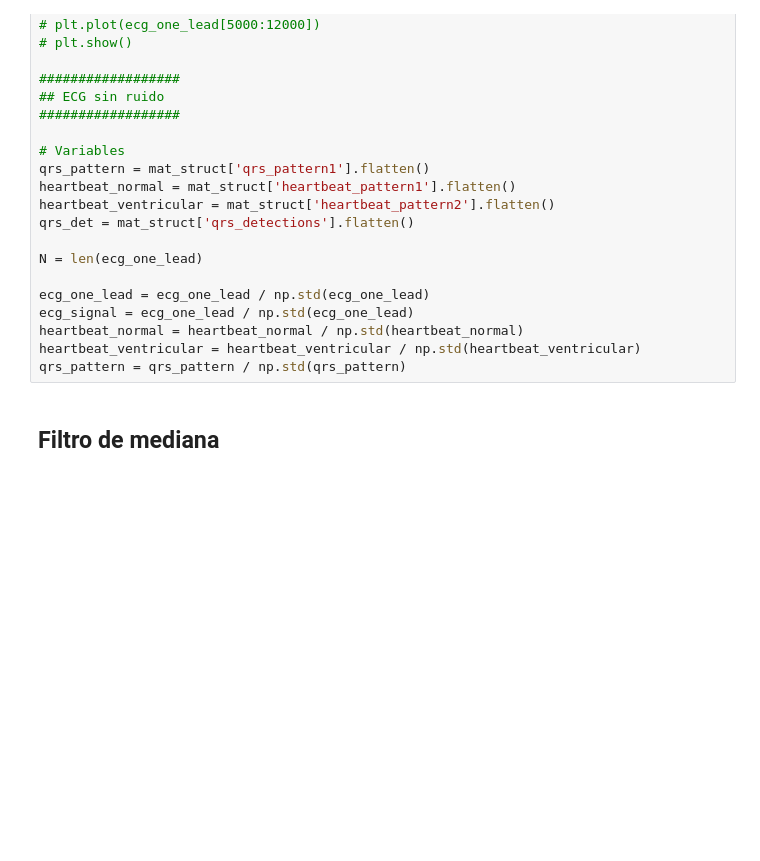
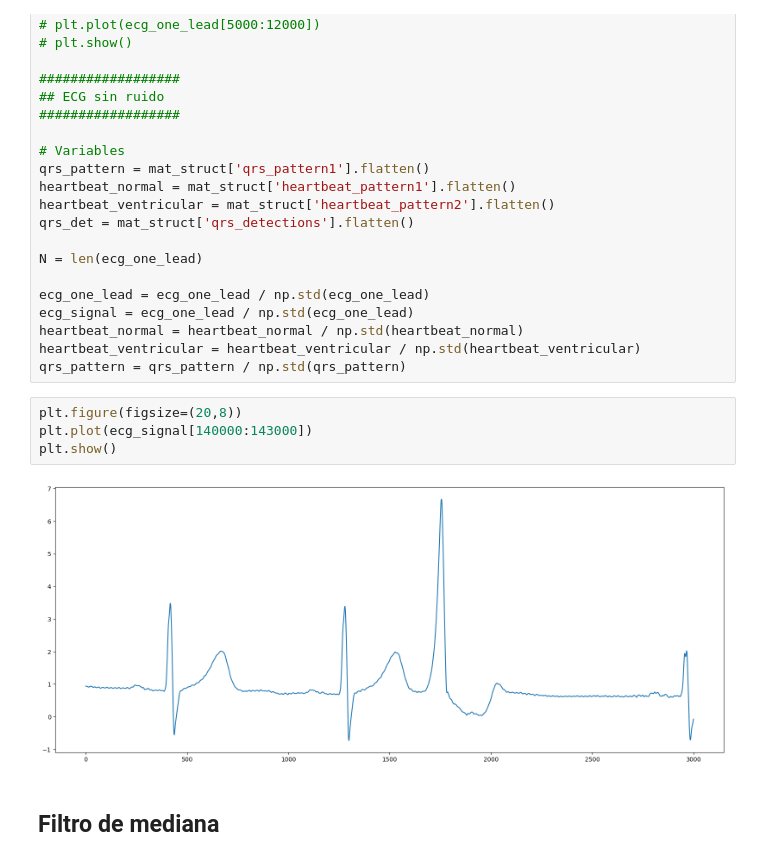
Before and after one commit to Mateo-Cabo/APS, a Jupyter notebook: Trabajo semana 8/TS8.ipynb, the cells around one changed output. Cells and saved outputs as stored; diff of their text form; blank space fills up the shorter version.

```diff
--- a/Trabajo semana 8/TS8.ipynb
+++ b/Trabajo semana 8/TS8.ipynb
@@ -52,6 +52,12 @@ ecg_signal = ecg_one_lead / np.std(ecg_one_lead)
 heartbeat_normal = heartbeat_normal / np.std(heartbeat_normal)
 heartbeat_ventricular = heartbeat_ventricular / np.std(heartbeat_ventricular)
 qrs_pattern = qrs_pattern / np.std(qrs_pattern)
+# %%
+plt.figure(figsize=(20,8))
+plt.plot(ecg_signal[140000:143000])
+plt.show()
+# %% [output]
+[figure, added]
 # %% [markdown]
 ## Filtro de mediana
 # %%
```
Also changed, not shown: parts of 10 cells of this notebook.
